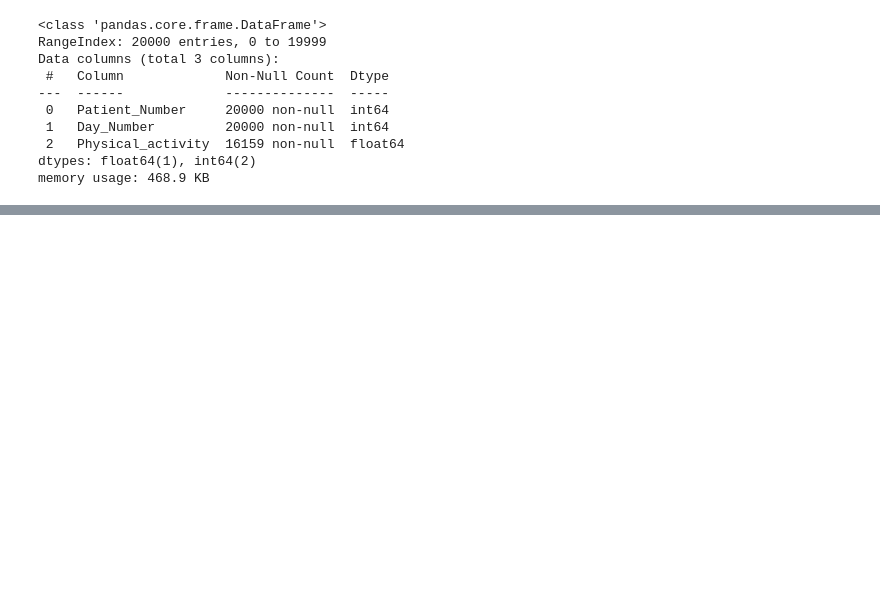
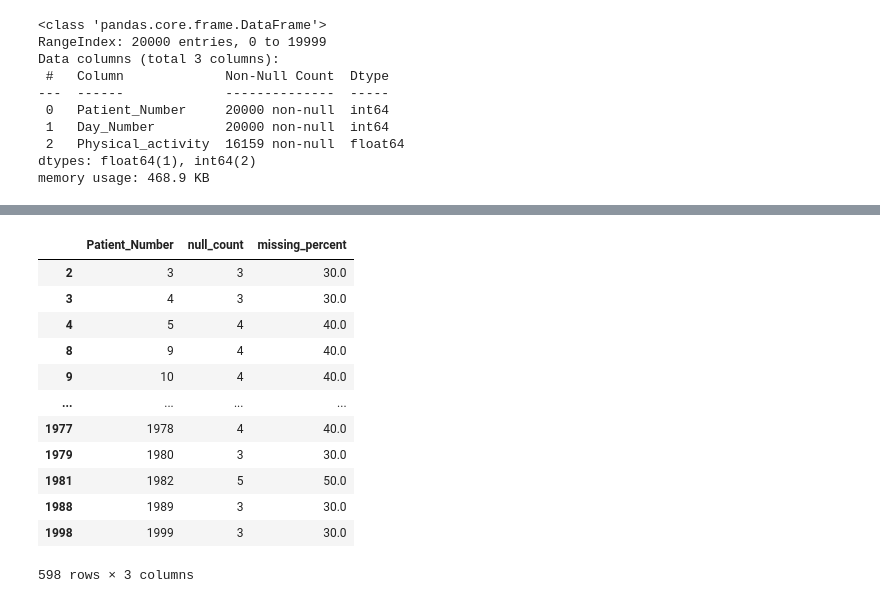
Before and after one commit to vishaltechevangelist/HealthDAX, a Jupyter notebook: notebooks/explore-dataset.ipynb, the cells around one changed output, grey strips where cells are left out. Saved outputs shown, nothing was run; the diff lists cells and outputs as text; code cells hidden in the pictures; blank space fills up the shorter version.

```diff
--- a/notebooks/explore-dataset.ipynb
+++ b/notebooks/explore-dataset.ipynb
@@ -144,0 +355,17 @@ plt.
+# %%
+high_missing = result[result['null_count'] >= 3]
+high_missing
+# %% [output]
+|  | Patient_Number | null_count | missing_percent |
+| 2 | 3 | 3 | 30.0 |
+| 3 | 4 | 3 | 30.0 |
+| 4 | 5 | 4 | 40.0 |
+| 8 | 9 | 4 | 40.0 |
+| 9 | 10 | 4 | 40.0 |
+| ... | ... | ... | ... |
+| 1977 | 1978 | 4 | 40.0 |
+| 1979 | 1980 | 3 | 30.0 |
+| 1981 | 1982 | 5 | 50.0 |
+| 1988 | 1989 | 3 | 30.0 |
+| 1998 | 1999 | 3 | 30.0 |
+598 rows × 3 columns
```
Also changed, not shown: parts of 34 cells of this notebook, 1 other file.
